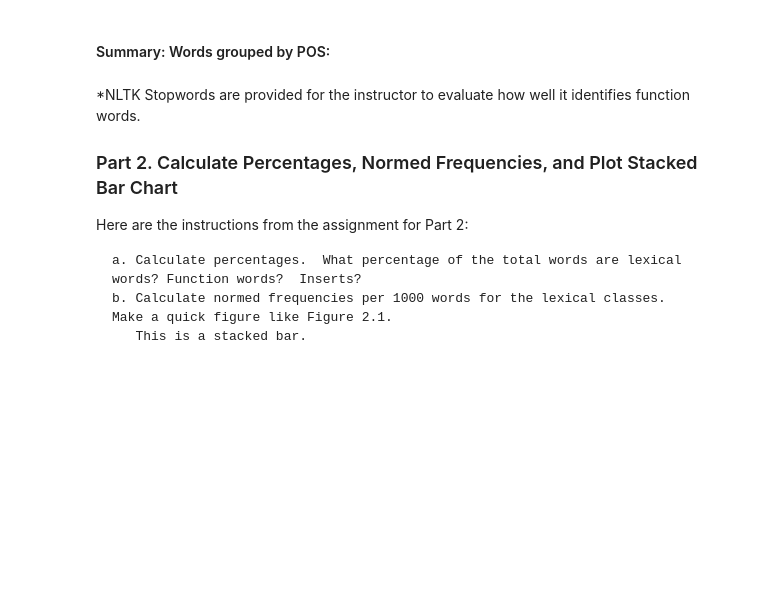
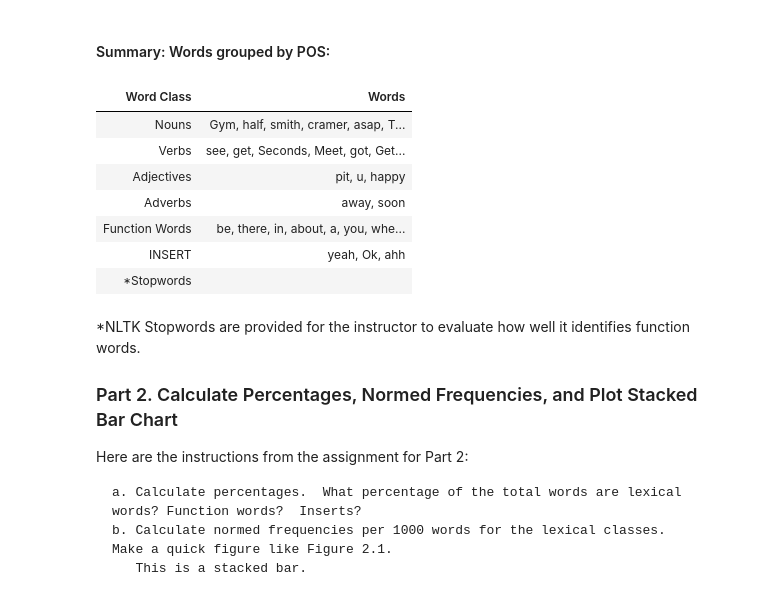
Before and after one commit to steve3p0/LING521, a Jupyter notebook: textmsg_analysis/text_analysis.ipynb, the cells around one changed output. Saved outputs shown, nothing was run; the diff lists cells and outputs as text; code cells hidden in the pictures; blank space fills up the shorter version.

```diff
--- a/textmsg_analysis/text_analysis.ipynb
+++ b/textmsg_analysis/text_analysis.ipynb
@@ -159,23 +211,32 @@ print(f"Total NLTK Stopwords: {len(words_stops)}")
 # %% [markdown]
 #### Summary: Words grouped by POS:
 # %%
-row_labels = ['Nouns', 'Verbs', 'Adjectives', 'Adverbs', 'Function Words', 'Inserts', '*Stopwords']
+row_labels = ['Nouns', 'Verbs', 'Adjectives', 'Adverbs', 'Function Words', 'INSERT', '*Stopwords']
 words_by_pos = [ ', '.join(words['NOUN']), ', '.join(words['VERB']), ', '.join(words['ADJ']), ', '.join(words['ADV']),
-                 ', '.join(words['FUNCTOR']), ', '.join(words['Inserts']), ', '.join(words_stops) ]
+                 ', '.join(words['FUNCTOR']), ', '.join(words['INSERT']), ', '.join(words_stops) ]
 data = {'Word Class': row_labels,
         'Words': words_by_pos}
 df = pd.DataFrame(data, columns=['Word Class', 'Words'])
 
 # Set table styles
 styles = [ dict(selector="th", props=[('text-align', 'center')]),
            dict(selector="th", props=[('white-space', 'nowrap')]),
            dict(selector="td", props=[('text-align', 'left')]) ]
 styled_df = (df.style
              .set_properties(subset=df.columns[0],  **{'white-space':'nowrap'})
              .set_table_styles(styles))
 
 html = styled_df.hide_index().render()
 display(HTML(html))
+# %% [output]
+| Word Class | Words |
+| Nouns | Gym, half, smith, cramer, asap, T... |
+| Verbs | see, get, Seconds, Meet, got, Get... |
+| Adjectives | pit, u, happy |
+| Adverbs | away, soon |
+| Function Words | be, there, in, about, a, you, whe... |
+| INSERT | yeah, Ok, ahh |
+| *Stopwords |  |
 # %% [markdown]
 *NLTK Stopwords are provided for the instructor to evaluate how well it identifies function words.
 
```
Also changed, not shown: parts of 9 cells of this notebook.
